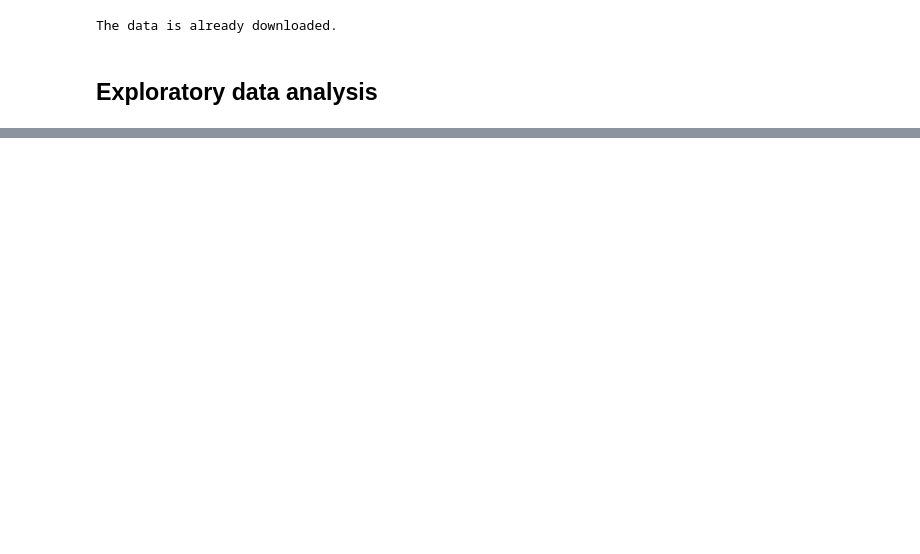
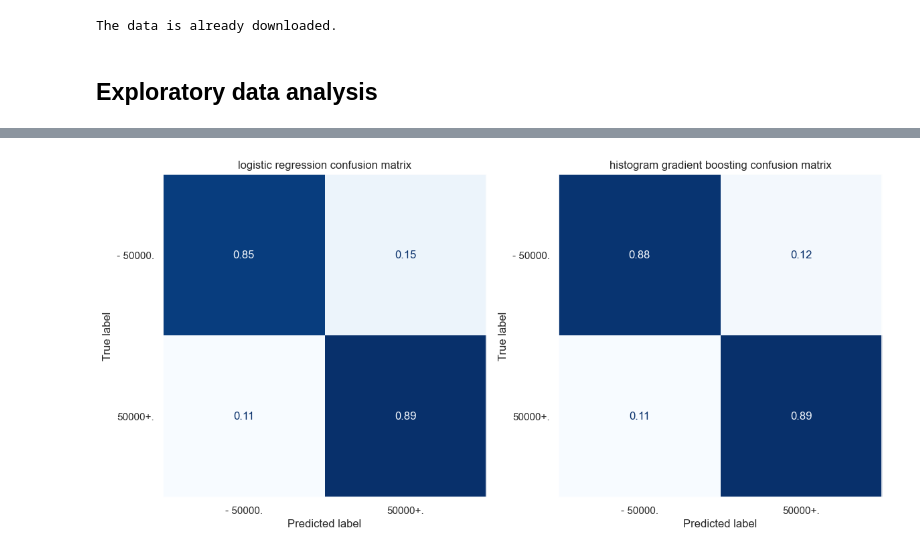
Before and after one commit to antonindurieux/US_census_analysis, a Jupyter notebook: us_census_analysis.ipynb, the cells around one changed output, grey strips where cells are left out. Saved outputs shown, nothing was run; the diff lists cells and outputs as text; code cells hidden in the pictures; blank space fills up the shorter version.

```diff
--- a/us_census_analysis.ipynb
+++ b/us_census_analysis.ipynb
@@ -35,0 +198,5 @@ test_df = pd.read_csv(
+# %%
+X_train = learn_df[categorical_features + numerical_features].copy()
+y_train = learn_df["target"]
+X_test = test_df[categorical_features + numerical_features].copy()
+y_test = test_df["target"].to_frame()
@@ -35,0 +305,19 @@ test_df = pd.read_csv(
+# %%
+from sklearn.metrics import ConfusionMatrixDisplay
+
+_, axs = plt.subplots(1, 2, figsize=(12, 6))
+for i, model_name in enumerate(["logistic regression", "histogram gradient boosting"]):
+    ConfusionMatrixDisplay.from_predictions(
+        y_test["target"],
+        y_test[f"pred_{model_name}"],
+        normalize="true",
+        colorbar=False,
+        cmap=plt.cm.Blues,  # type: ignore
+        ax=axs[i],
+    )
+    axs[i].set_title(f"{model_name} confusion matrix")
+    axs[i].grid(False)
+
+plt.tight_layout()
+# %% [output]
+[figure, added]
```
Also changed, not shown: parts of 17 cells of this notebook, 2 other files.
